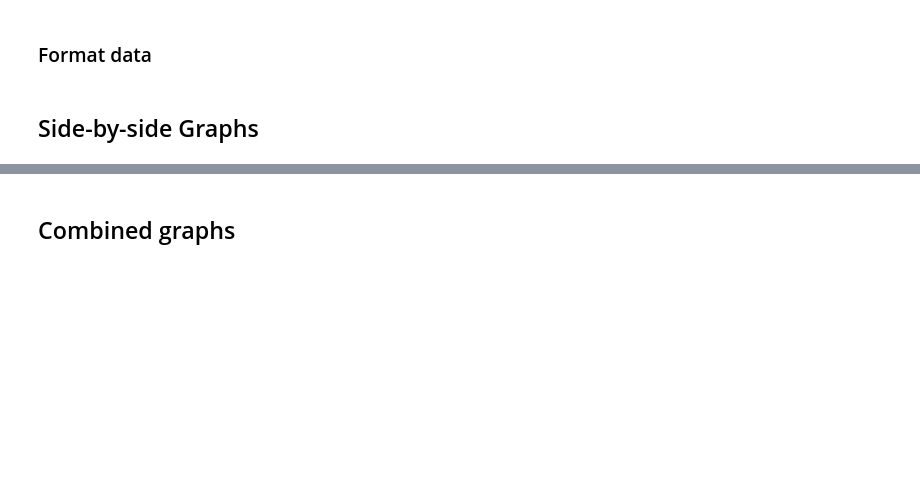
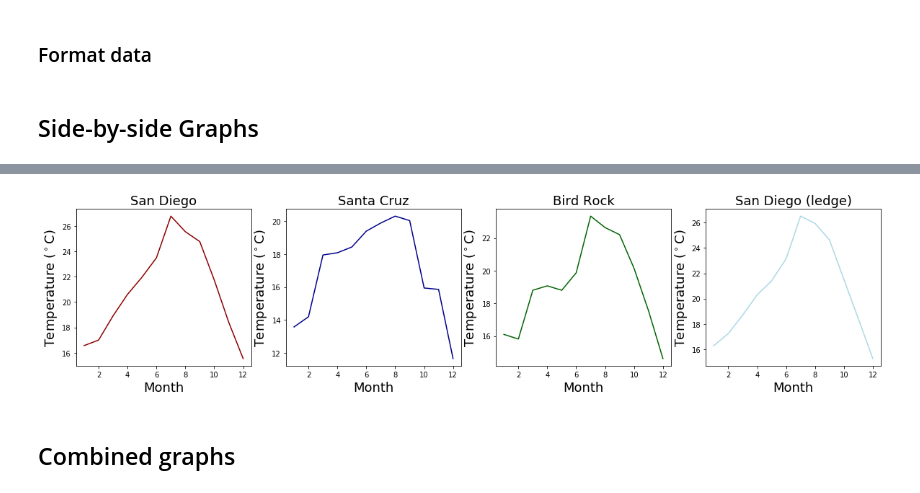
Before and after one commit to gbatzel/sio209_project, a Jupyter notebook: code/graphs.ipynb, the cells around one changed output, grey strips where cells are left out. Cells and saved outputs as stored; diff of their text form; code cells hidden in the pictures; blank space fills up the shorter version.

```diff
--- a/code/graphs.ipynb
+++ b/code/graphs.ipynb
@@ -17,3 +29,11 @@ def Organize_Data(i):
+# %%
+# Monthly average date vs. temperature graphs
+# i, interger 0-infinity; q, data; g, color; r, location
+def Side_By_Side(i, q, g, r):
+    axes[i].plot(q.MONTH, q.Temp, color='%s' % g)
+    axes[i].set_xlabel('Month', fontsize=18)
+    axes[i].set_ylabel('Temperature ($^\circ$C)', fontsize=18)
+    axes[i].set_title('%s' % r, fontsize=18)
 # %% [markdown]
 ### Load Data
 # %%
@@ -90,3 +73,16 @@ fig.savefig('../figures/side_by_side.png', dpi=300)
+# %%
+# Graphing subplots of average monthly temperature at four different locations
+fig, axes = plt.subplots(nrows=1, ncols=4, figsize=(20,4))
+mons = ['Feb', 'Apr', 'Jun', 'Aug', 'Oct', 'Dec']
+
+Side_By_Side(0, df_mean, 'darkred', 'San Diego')
+Side_By_Side(1, df2_mean, 'darkblue', 'Santa Cruz')
+Side_By_Side(2, df3_mean, 'darkgreen', 'Bird Rock')
+Side_By_Side(3, df4_mean, 'lightblue', 'San Diego (ledge)')
+
+fig.savefig('../figures/side_by_side.png', dpi=300)
+# %% [output]
+[figure, added]
 # %% [markdown]
 ## Combined graphs
 # %%
```
Also changed, not shown: parts of 14 cells of this notebook, 13 other files.
